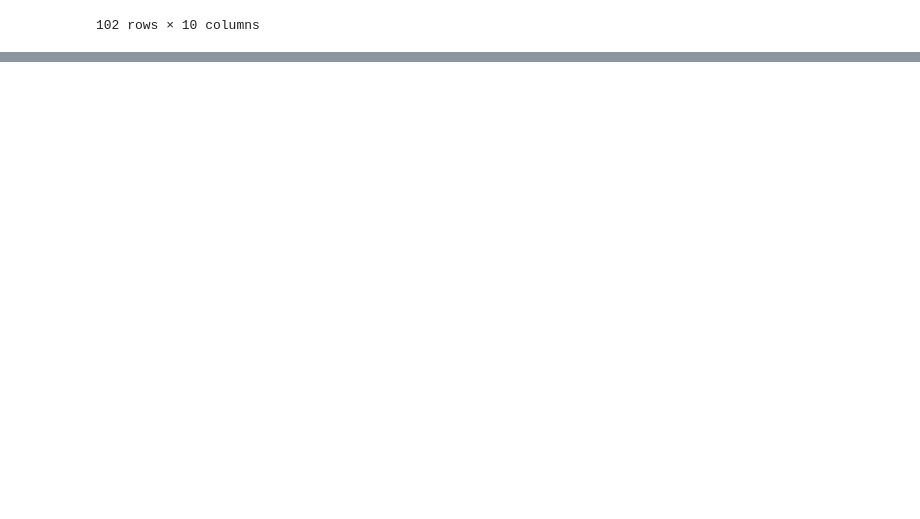
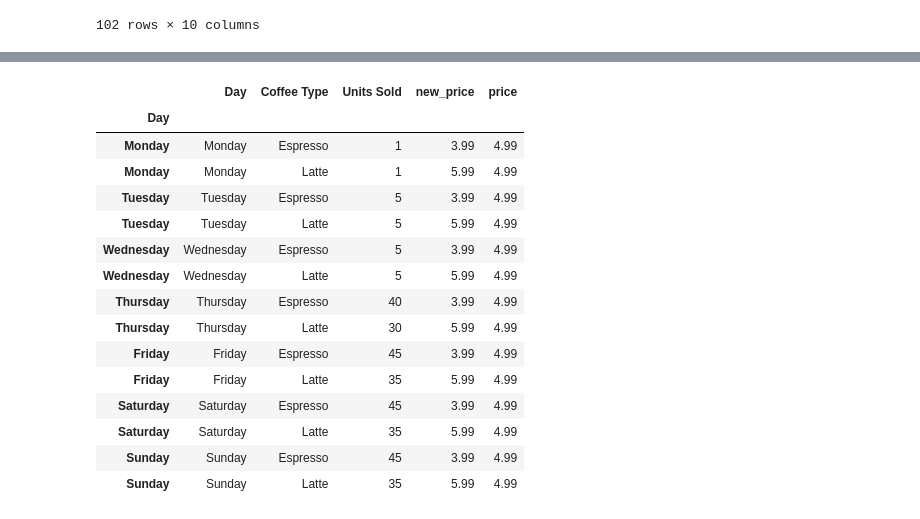
Before and after one commit to KidIsKing/learn_pandas, a Jupyter notebook: tutorial.ipynb, the cells around one changed output, grey strips where cells are left out. Drawn from its saved outputs; the diff is of its cells as text; code cells hidden in the pictures; blank space fills up the shorter version.

```diff
--- a/tutorial.ipynb
+++ b/tutorial.ipynb
@@ -572,0 +592,22 @@ bios.query('born_country == "USA" and born_city == "Seattle"') # От кавыч
+# %%
+coffee_new = coffee  # Неправильное копирование фрейма! Оба элемента ссылаются на один и тот же объект в памяти, из-за чего фреймы одинаковые, хотя изменения вносятся только в один фрейм
+coffee_new["price"] = 4.99
+
+coffee_new
+# %% [output]
+|  | Day | Coffee Type | Units Sold | new_price | price |
+| Day |  |  |  |  |  |
+| Monday | Monday | Espresso | 1 | 3.99 | 4.99 |
+| Monday | Monday | Latte | 1 | 5.99 | 4.99 |
+| Tuesday | Tuesday | Espresso | 5 | 3.99 | 4.99 |
+| Tuesday | Tuesday | Latte | 5 | 5.99 | 4.99 |
+| Wednesday | Wednesday | Espresso | 5 | 3.99 | 4.99 |
+| Wednesday | Wednesday | Latte | 5 | 5.99 | 4.99 |
+| Thursday | Thursday | Espresso | 40 | 3.99 | 4.99 |
+| Thursday | Thursday | Latte | 30 | 5.99 | 4.99 |
+| Friday | Friday | Espresso | 45 | 3.99 | 4.99 |
+| Friday | Friday | Latte | 35 | 5.99 | 4.99 |
+| Saturday | Saturday | Espresso | 45 | 3.99 | 4.99 |
+| Saturday | Saturday | Latte | 35 | 5.99 | 4.99 |
+| Sunday | Sunday | Espresso | 45 | 3.99 | 4.99 |
+| Sunday | Sunday | Latte | 35 | 5.99 | 4.99 |
```
Also changed, not shown: parts of 27 cells of this notebook, 1 other file.
